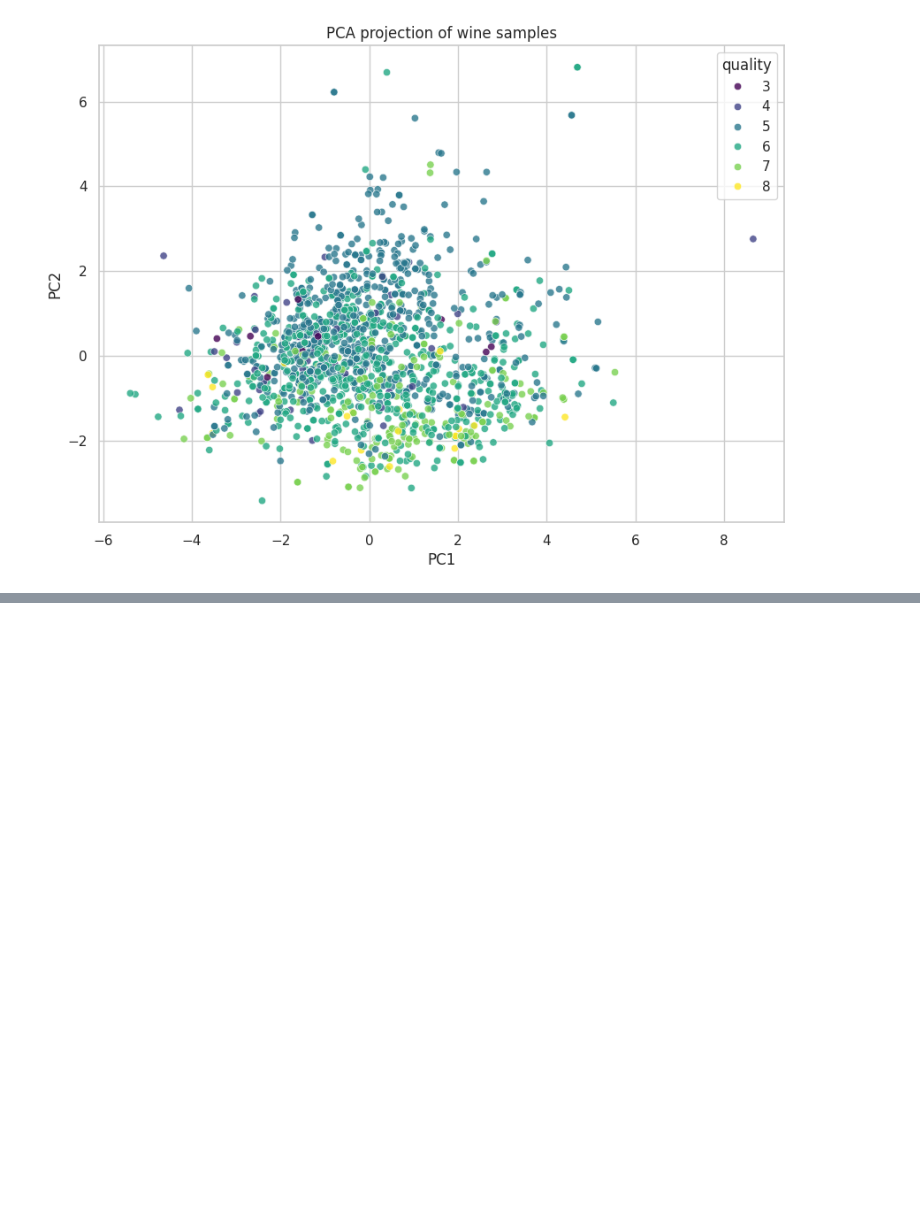
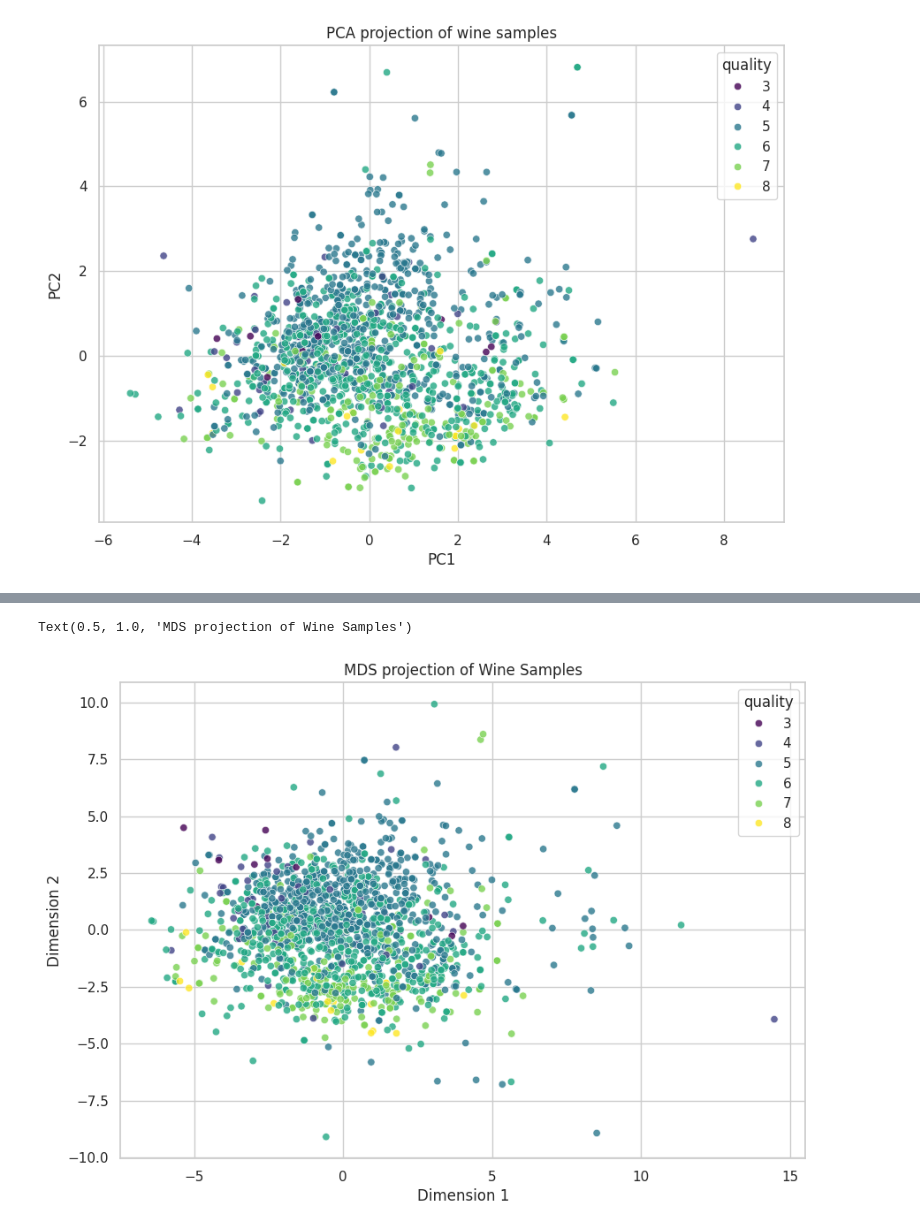
Before and after one commit to j1ere/MDS, a Jupyter notebook: whine quality dataset.ipynb, the cells around one changed output, grey strips where cells are left out. Drawn from its saved outputs; the diff is of its cells as text; code cells hidden in the pictures; blank space fills up the shorter version.

```diff
--- a/whine quality dataset.ipynb
+++ b/whine quality dataset.ipynb
@@ -877,0 +924,8 @@ revealing whether wines with similar quality scores occupy similar regions of th
+# %%
+#Fiting the MDS model
+
+from sklearn.manifold import MDS
+
+mds = MDS(n_components=2, metric=True, random_state=42, n_init=10, max_iter=300)
+
+X_mds = mds.fit_transform(X_scaled)
@@ -877,0 +939,10 @@ revealing whether wines with similar quality scores occupy similar regions of th
+# %%
+#buiding a dataframe
+mds_df = pd.DataFrame(
+    X_mds,
+    columns=["Dimension 1", "Dimension 2"]
+)
+
+mds_df["quality"] = y.values
+
+mds_df.head()
@@ -877,0 +998,18 @@ revealing whether wines with similar quality scores occupy similar regions of th
+# %%
+#visualizing the MDS projection
+
+plt.figure(figsize=(10,7))
+
+sns.scatterplot(
+    data=mds_df,
+    x="Dimension 1",
+    y="Dimension 2",
+    hue="quality",
+    palette = "viridis",
+    alpha=0.8
+)
+
+plt.title("MDS projection of Wine Samples")
+# %% [output]
+Text(0.5, 1.0, 'MDS projection of Wine Samples')
+[figure, added]
```
Also changed, not shown: parts of 20 cells of this notebook.
